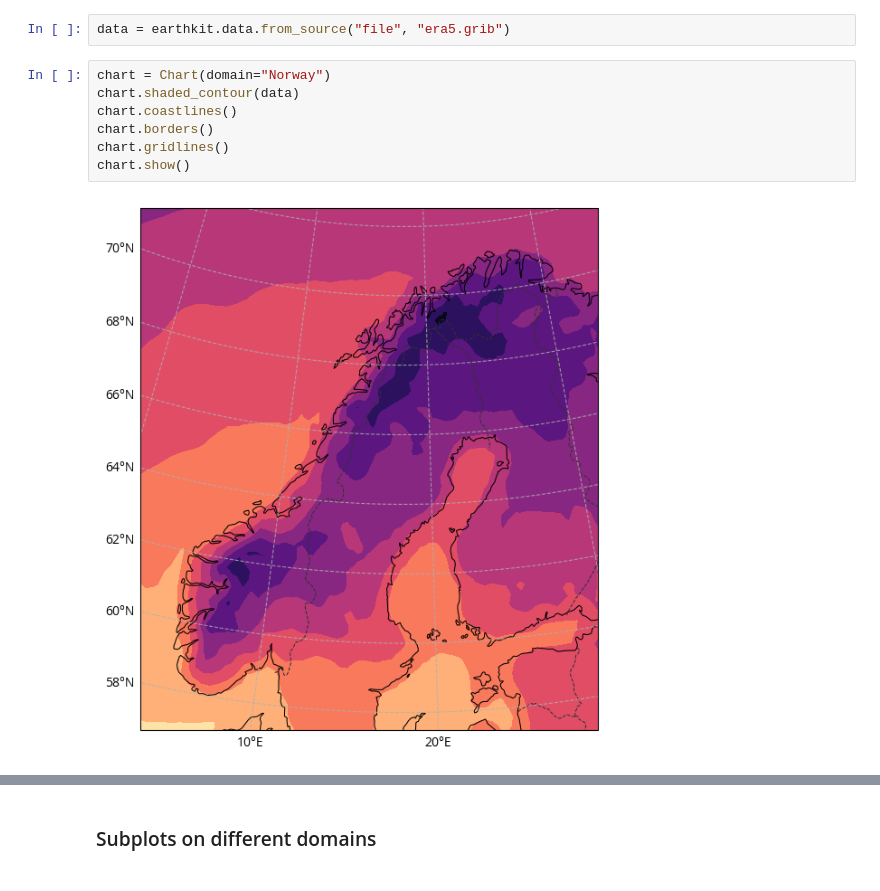
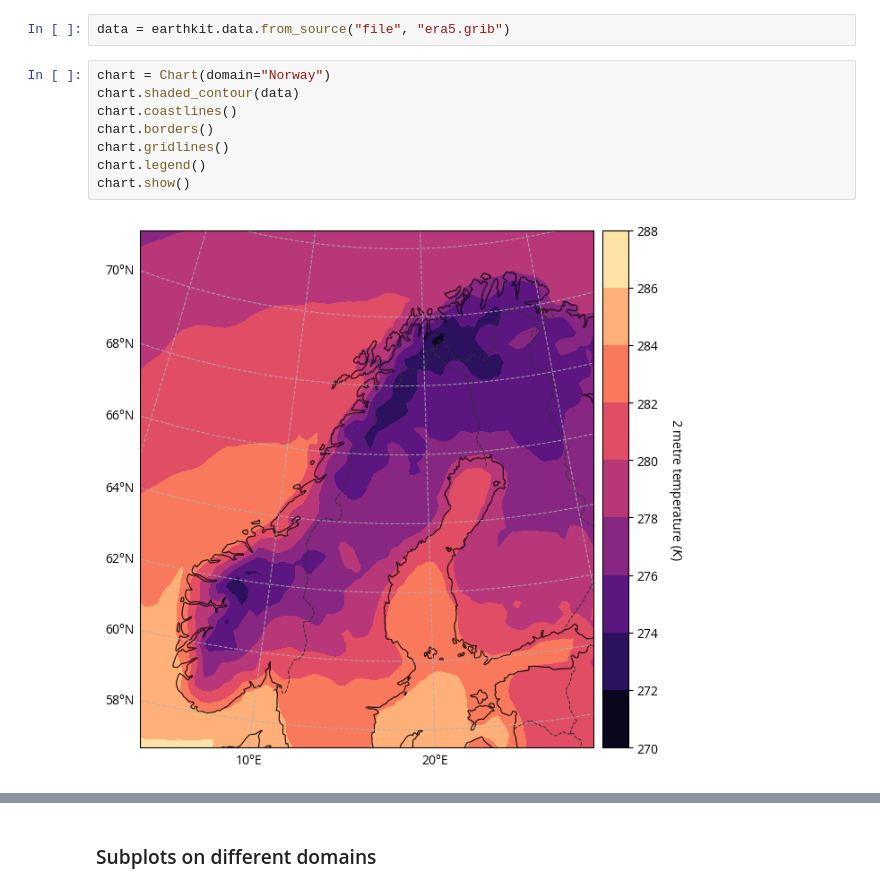
Before and after one commit to ecmwf/earthkit-maps, a Jupyter notebook: docs/examples/domains-bboxes.ipynb, the cells around one changed output, grey strips where cells are left out. Cells and saved outputs as stored; diff of their text form.

```diff
--- a/docs/examples/domains-bboxes.ipynb
+++ b/docs/examples/domains-bboxes.ipynb
@@ -8,12 +8,13 @@ data = earthkit.data.from_source("file", "era5.grib")
 # %%
 chart = Chart(domain="Norway")
 chart.shaded_contour(data)
 chart.coastlines()
 chart.borders()
 chart.gridlines()
+chart.legend()
 chart.show()
 # %% [output]
-[figure, old version]
+[figure, new version]
 # %%
 import cartopy.crs as ccrs
 
```
Also changed, not shown: parts of 3 cells of this notebook, 11 other files.
